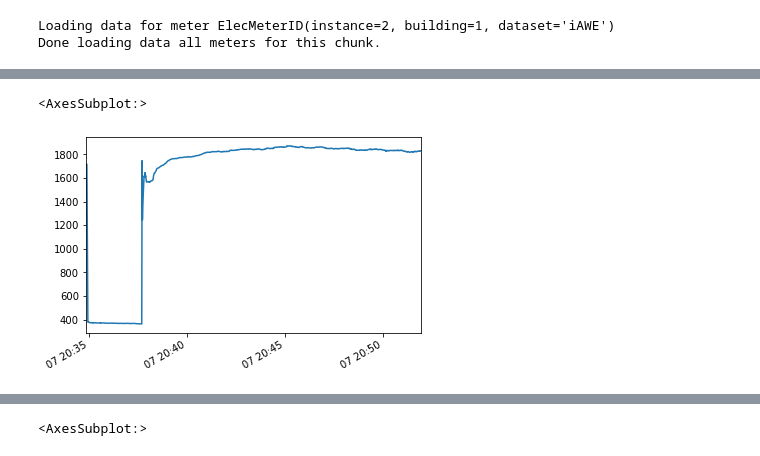
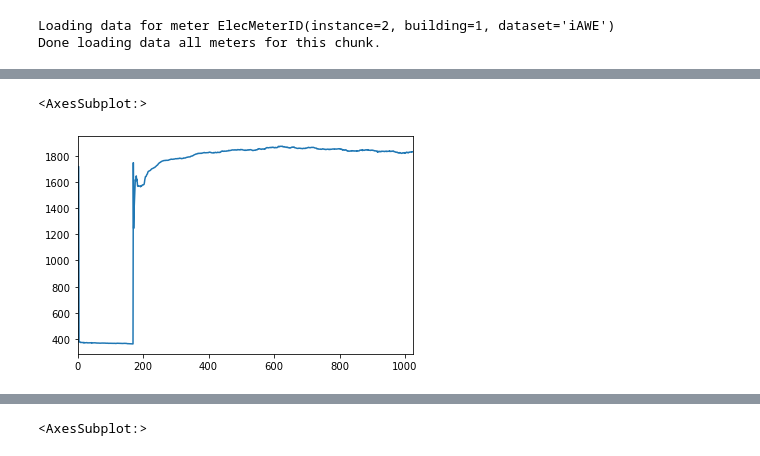
Before and after one commit to caxefaizan/RNN_Model, a Jupyter notebook: Get Data.ipynb, the cells around one changed output, grey strips where cells are left out. Cells and saved outputs as stored; diff of their text form; code cells hidden in the pictures.

```diff
--- a/Get Data.ipynb
+++ b/Get Data.ipynb
@@ -17,10 +24,10 @@ Done loading data all meters for this chunk.
 # %%
 a = next(data['air conditioner'].load())[('power','active')][:1024]
 j = a.to_numpy()
-a.plot()
+pd.Series(j).plot()
 # %% [output]
 <AxesSubplot:>
-[figure, old version]
+[figure, new version]
 # %%
 b = next(data['fridge'].load())[('power','active')][:1024]
 k = b.to_numpy()
```
Also changed, not shown: parts of 23 cells of this notebook, 56 other files.
